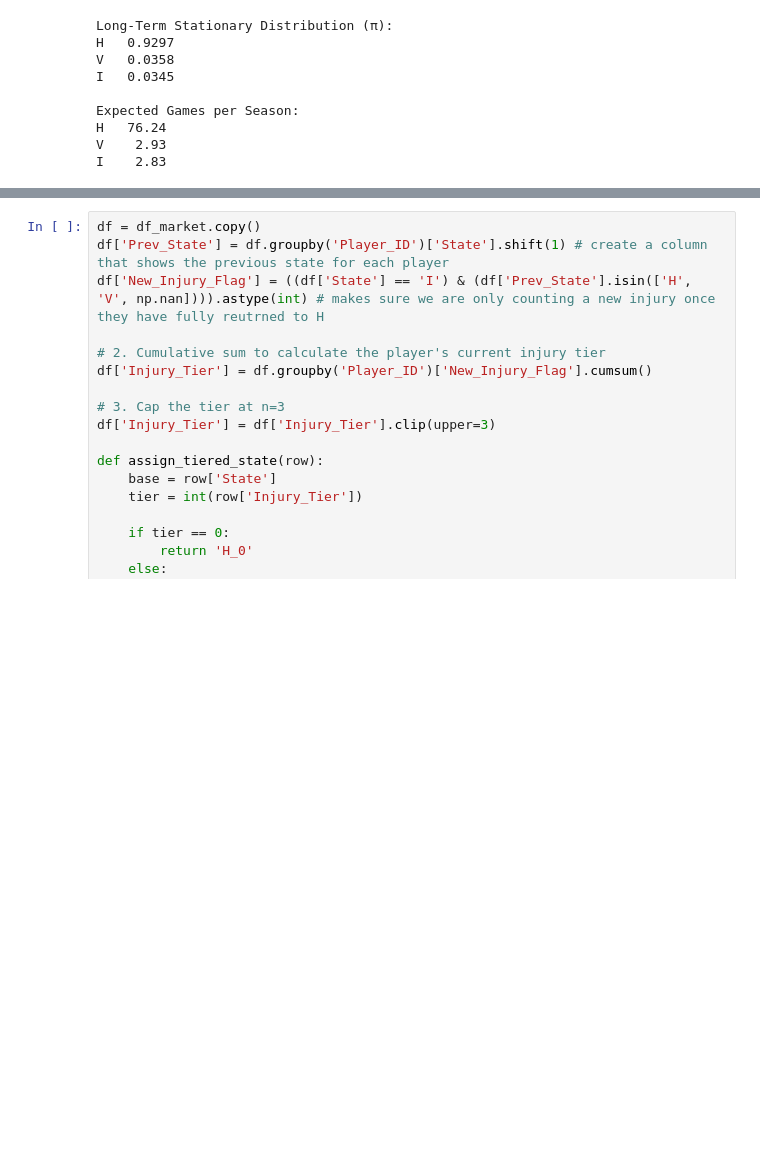
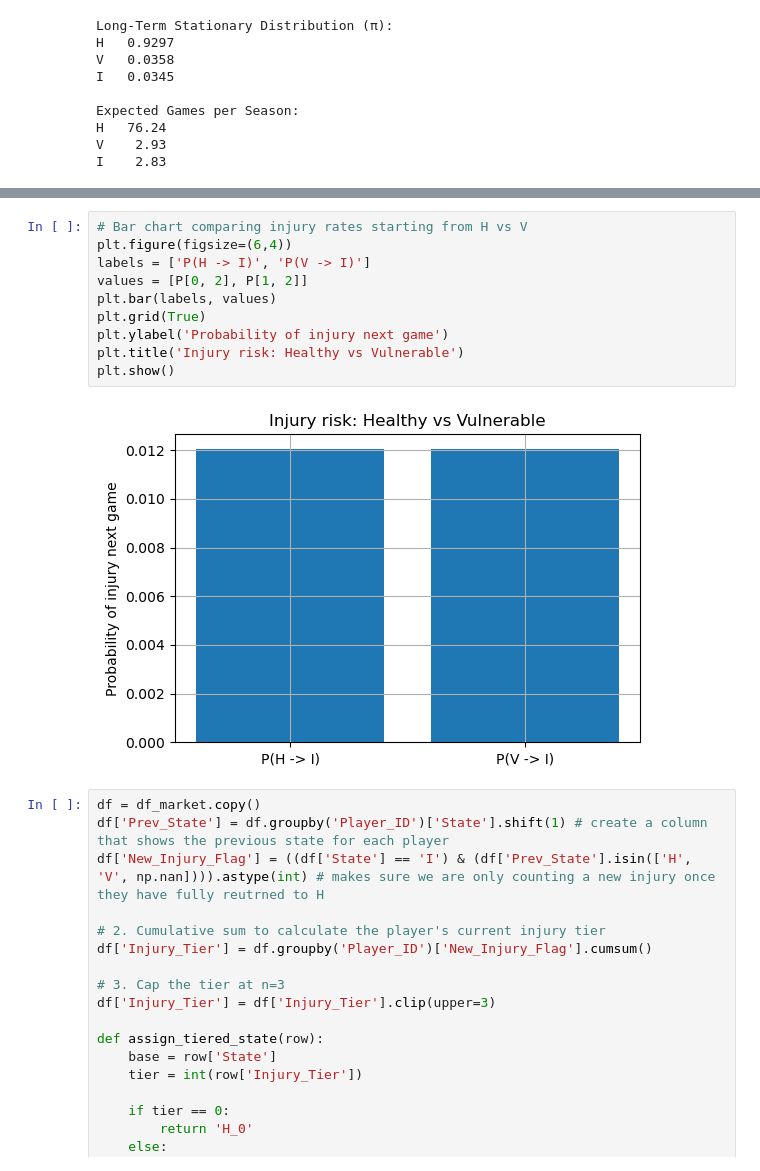
Before and after one commit to ethnwng/461-U2-InjuryModel, a Jupyter notebook: injurymodel.ipynb, the cells around one changed output, grey strips where cells are left out. Cells and saved outputs as stored; diff of their text form; blank space fills up the shorter version.

```diff
--- a/injurymodel.ipynb
+++ b/injurymodel.ipynb
@@ -156,3 +254,15 @@ I    2.83
+# %%
+# Bar chart comparing injury rates starting from H vs V
+plt.figure(figsize=(6,4))
+labels = ['P(H -> I)', 'P(V -> I)']
+values = [P[0, 2], P[1, 2]]
+plt.bar(labels, values)
+plt.grid(True)
+plt.ylabel('Probability of injury next game')
+plt.title('Injury risk: Healthy vs Vulnerable')
+plt.show()
+# %% [output]
+[figure, added]
 # %%
 df = df_market.copy()
 df['Prev_State'] = df.groupby('Player_ID')['State'].shift(1) # create a column that shows the previous state for each player
```
Also changed, not shown: parts of 6 cells of this notebook.
